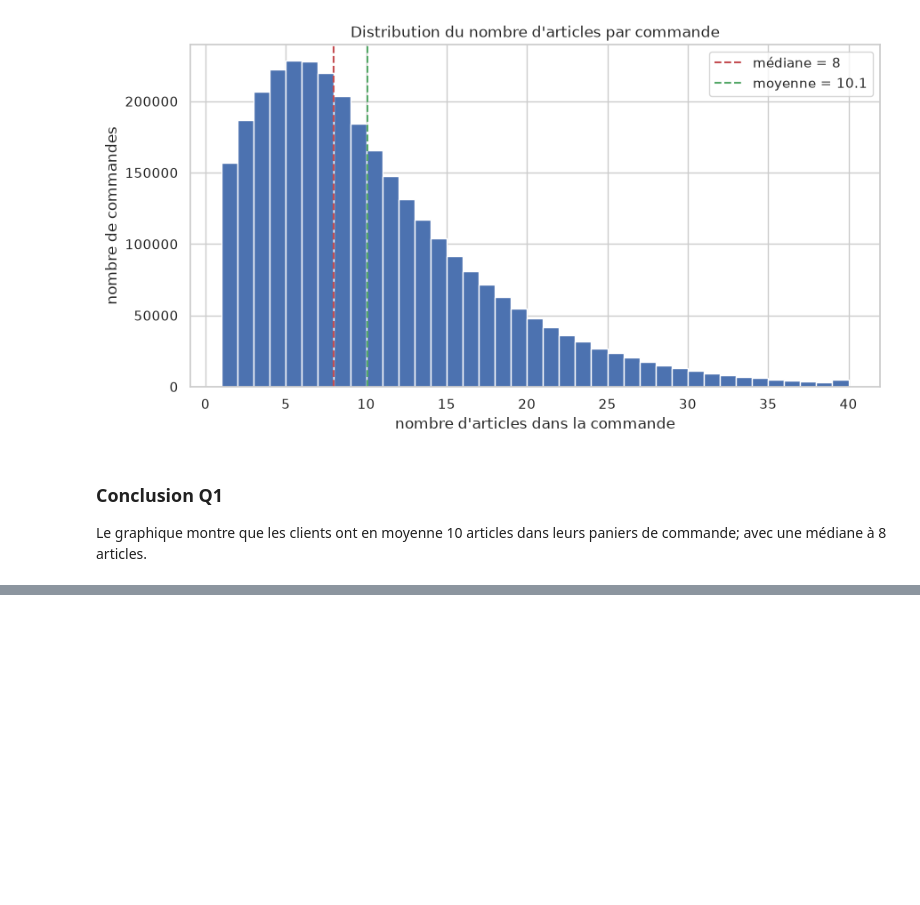
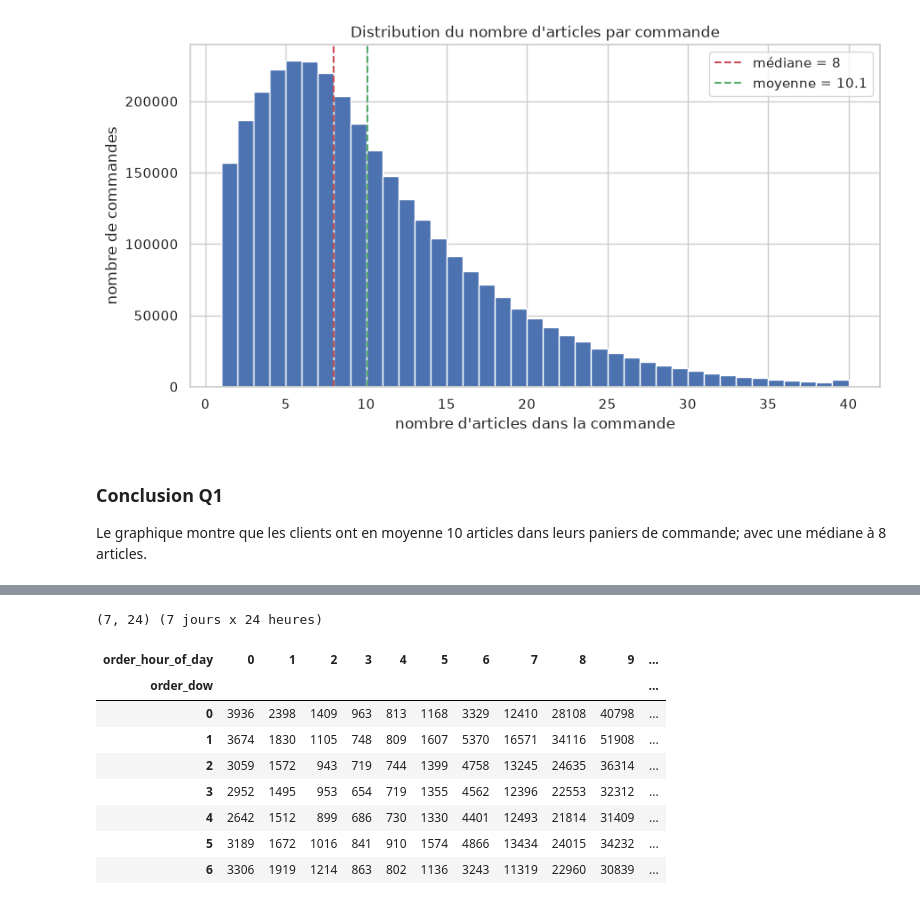
Before and after one commit to tranarivelo/joja-data-analysis, a Jupyter notebook: Analyse_Client.ipynb, the cells around one changed output, grey strips where cells are left out. Cells and saved outputs as stored; diff of their text form; code cells hidden in the pictures; blank space fills up the shorter version.

```diff
--- a/Analyse_Client.ipynb
+++ b/Analyse_Client.ipynb
@@ -415,0 +430,16 @@ Le graphique montre que les clients ont en moyenne 10 articles dans leurs panier
+# %%
+matrice_jour_heure = orders.groupby(["order_dow", "order_hour_of_day"]).size().unstack(fill_value=0)
+
+print(matrice_jour_heure.shape, "(7 jours x 24 heures)")
+matrice_jour_heure
+# %% [output]
+(7, 24) (7 jours x 24 heures)
+| order_hour_of_day | 0 | 1 | 2 | 3 | 4 | 5 | 6 | 7 | 8 | 9 | ... |
+| order_dow |  |  |  |  |  |  |  |  |  |  | ... |
+| 0 | 3936 | 2398 | 1409 | 963 | 813 | 1168 | 3329 | 12410 | 28108 | 40798 | ... |
+| 1 | 3674 | 1830 | 1105 | 748 | 809 | 1607 | 5370 | 16571 | 34116 | 51908 | ... |
+| 2 | 3059 | 1572 | 943 | 719 | 744 | 1399 | 4758 | 13245 | 24635 | 36314 | ... |
+| 3 | 2952 | 1495 | 953 | 654 | 719 | 1355 | 4562 | 12396 | 22553 | 32312 | ... |
+| 4 | 2642 | 1512 | 899 | 686 | 730 | 1330 | 4401 | 12493 | 21814 | 31409 | ... |
+| 5 | 3189 | 1672 | 1016 | 841 | 910 | 1574 | 4866 | 13434 | 24015 | 34232 | ... |
+| 6 | 3306 | 1919 | 1214 | 863 | 802 | 1136 | 3243 | 11319 | 22960 | 30839 | ... |
```
Also changed, not shown: parts of 6 cells of this notebook.
